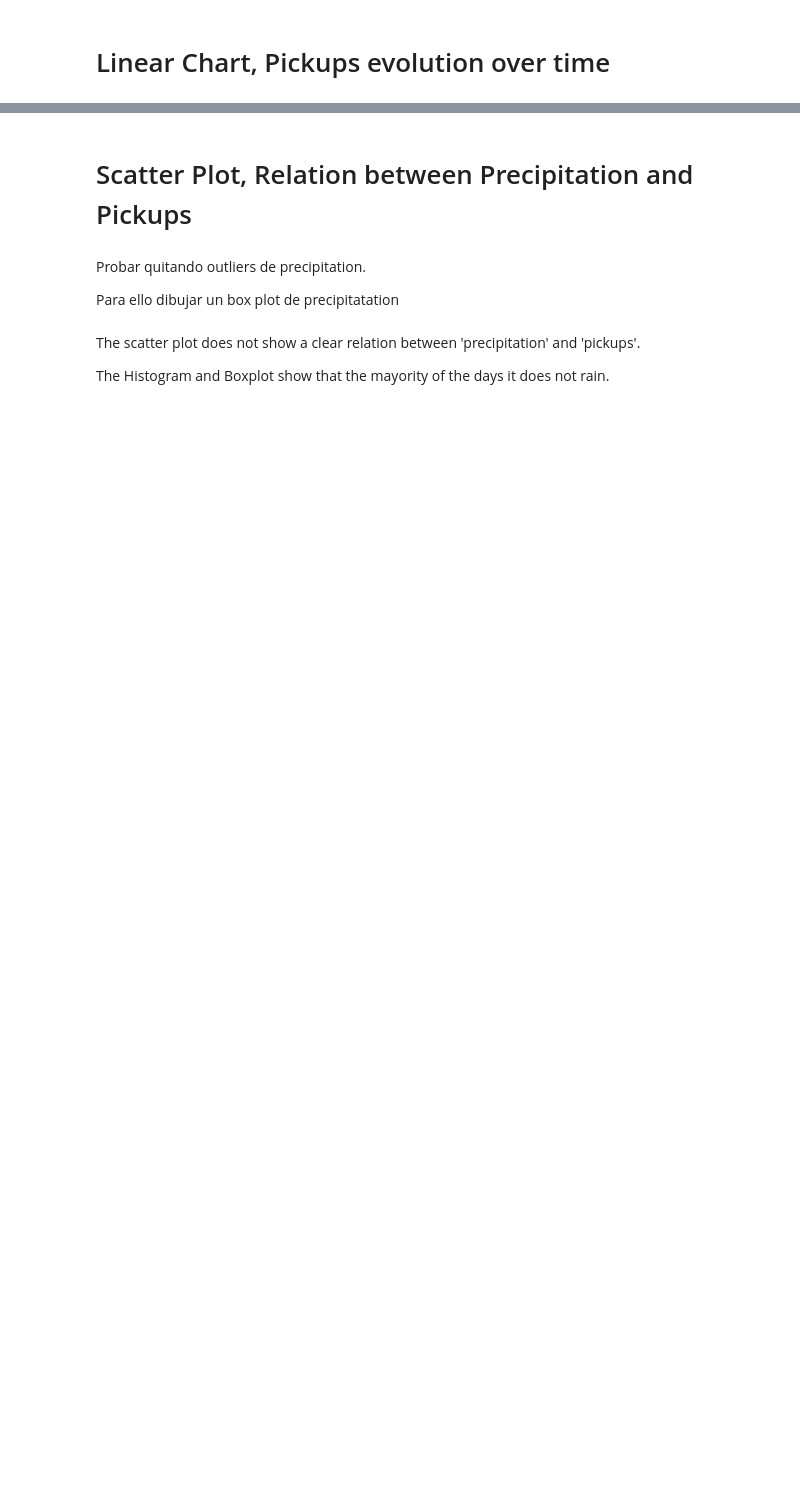
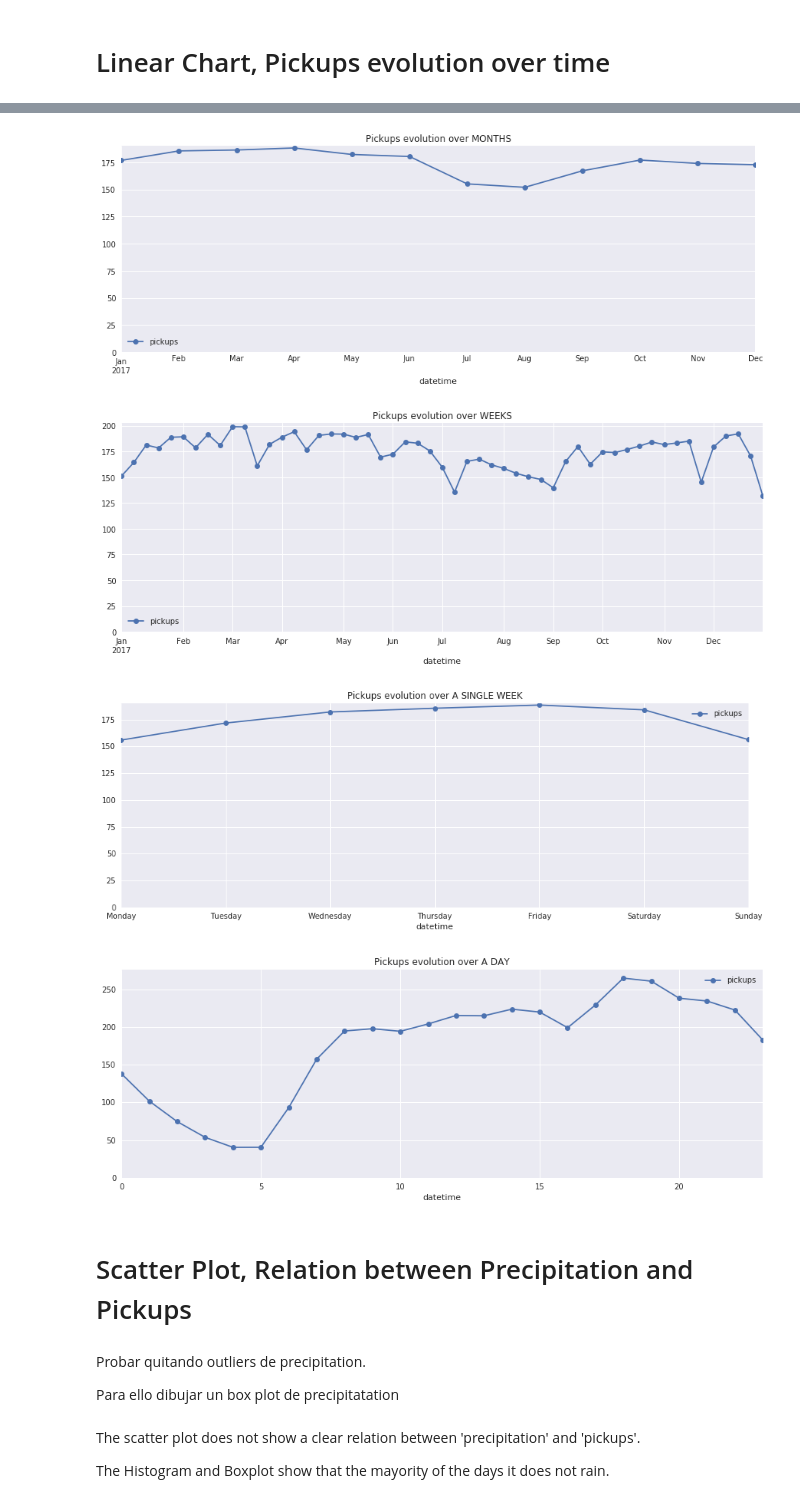
Before and after one commit to angelrps/MasterDataScience_FinalProject, a Jupyter notebook: notebooks/Data_Analysis_01.ipynb, the cells around one changed output, grey strips where cells are left out. Cells and saved outputs as stored; diff of their text form; code cells hidden in the pictures; blank space fills up the shorter version.

Commit message:
Data_Analysis_01_pickups evol throughout a day_conclusions added

```diff
--- a/notebooks/Data_Analysis_01.ipynb
+++ b/notebooks/Data_Analysis_01.ipynb
@@ -201,36 +151,50 @@ gdf.head()
 df_grouped = df2[['datetime', 'pickups']]
 
 # MONTHS DATA
 df_grouped_months = df_grouped.groupby('datetime').mean().resample('M').mean()
 
 # WEEKS DATA
 df_grouped_weeks = df_grouped.groupby('datetime').mean().resample('W').mean()
 
 # WEEKDAY DATA
 df_grouped_weekday = df_grouped.groupby('datetime').mean().reset_index()
 # create a categorical list to order weekday index
 cats = [ 'Monday', 'Tuesday', 'Wednesday', 'Thursday', 'Friday', 'Saturday', 'Sunday']
 # define key to groupby: weekday
 key = df_grouped_weekday['datetime'].dt.weekday_name
 # groupby 'key' (weekday) and reorder index using categorical values
 df_grouped_weekday = df_grouped_weekday.groupby(key).mean().reindex(cats)
 
+# HOURLY DATA
+df_grouped_hour = df_grouped.set_index('datetime')
+df_grouped_hour = df_grouped_hour.groupby(df_grouped_hour.index.map(lambda t: t.hour)).mean()
+
 # PLOT MONTHS
-df_grouped_months.plot()
+df_grouped_months.plot(style="-o", figsize=(15,5))
 plt.title('Pickups evolution over MONTHS')
 plt.ylim(bottom=0)
 
 # PLOT WEEKS
-df_grouped_weeks.plot()
+df_grouped_weeks.plot(style="-o", figsize=(15,5))
 plt.title('Pickups evolution over WEEKS')
 plt.ylim(bottom=0)
 
 # PLOT WEEKDAYS
-df_grouped_weekday.plot()
+df_grouped_weekday.plot(style="-o", figsize=(15,5))
 plt.title('Pickups evolution over A SINGLE WEEK')
 plt.ylim(bottom=0)
 
+# PLOT HOURS
+df_grouped_hour.plot(style="-o", figsize=(15,5))
+plt.title('Pickups evolution over A DAY')
+plt.ylim(bottom=0)
+
 plt.show()
+# %% [output]
+[figure, added]
+[figure, added]
+[figure, added]
+[figure, added]
 # %% [markdown]
 # Scatter Plot, Relation between Precipitation and Pickups
 # %% [markdown]
```
Also changed, not shown: parts of 18 cells of this notebook.
